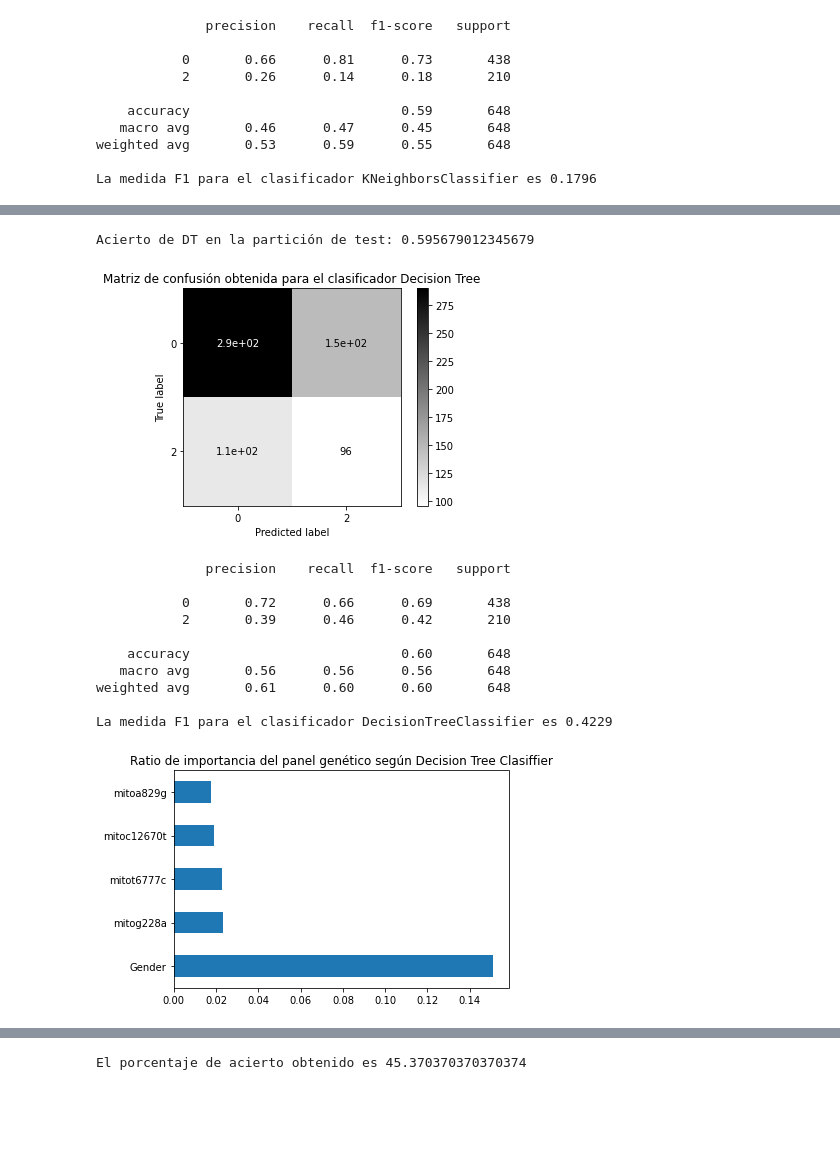
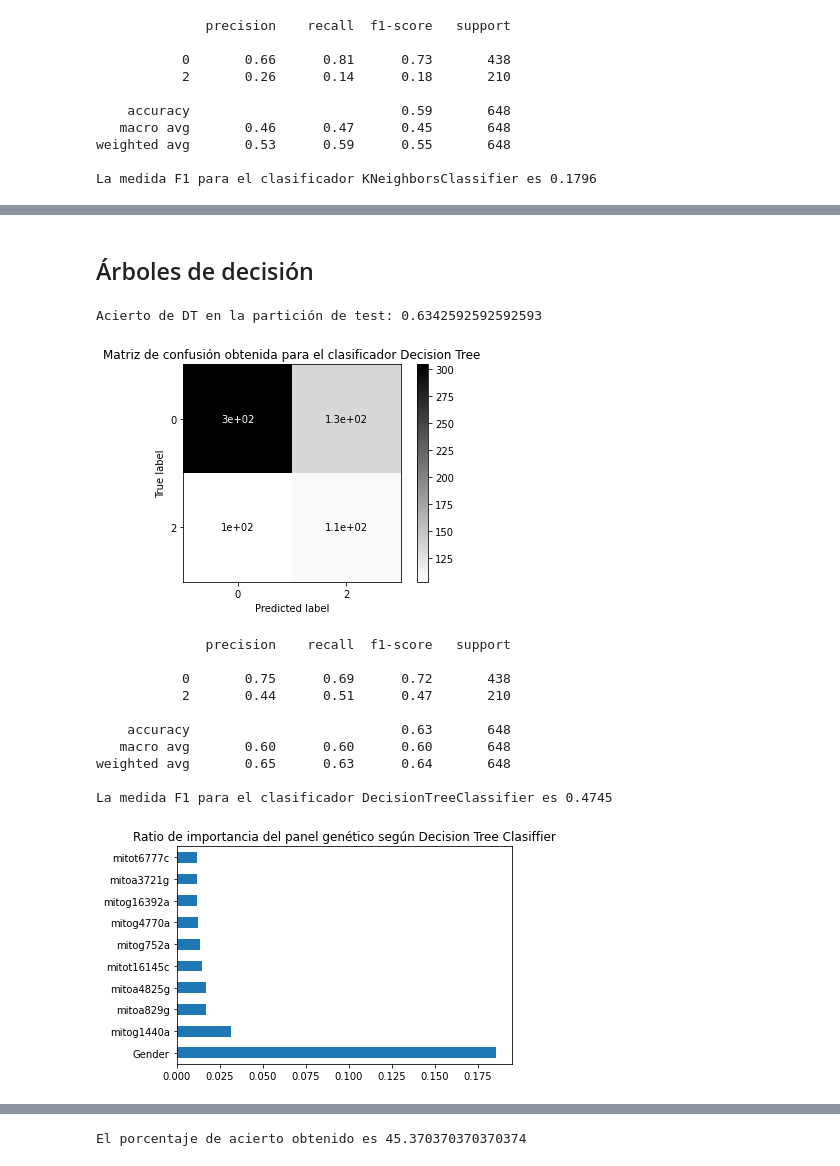
Before and after one commit to victory06/TFG, a Jupyter notebook: Second.ipynb, the cells around one changed output, grey strips where cells are left out. Saved outputs shown, nothing was run; the diff lists cells and outputs as text; code cells hidden in the pictures; blank space fills up the shorter version.

```diff
--- a/Second.ipynb
+++ b/Second.ipynb
@@ -213,7 +228,9 @@ La medida F1 para el clasificador KNeighborsClassifier es 0.1796
 # %%
 from sklearn import linear_model
 from sklearn.preprocessing import normalize
-lrm = linear_model.LogisticRegression()
+from sklearn.metrics import accuracy_score
+from sklearn import metrics
+lrm = linear_model.SGDClassifier(loss="log",class_weight='balanced', random_state=42)
 
 lrm.fit(x_train, y_train)
 print("Coef. independiente:",lrm.intercept_)
@@ -223,7 +240,7 @@ print()
 importancia = np.abs(lrm.coef_[0]) #transformamos a una lista uni-dimensional
 importancia_norm = normalize(importancia[:,np.newaxis], axis=0).ravel()
 #Se representan las 5 más importantes según valor absoluto
-(pd.Series(importancia, index=x_train.columns).nlargest(5).plot(kind='barh'))
+(pd.Series(importancia, index=x_train.columns).nlargest(10).plot(kind='barh'))
 plt.title("Ratio de importancia del panel genético según Logistic Regressor")
 plt.show()
 print()
@@ -282,7 +299,9 @@ La medida F1 para el clasificador LogisticRegression es 0.2575
+# %% [markdown]
+## Árboles de decisión
 # %%
 from sklearn import tree
 
-dt = tree.DecisionTreeClassifier()
+dt = tree.DecisionTreeClassifier(class_weight="balanced")
 dt.fit(x_train, y_train)
 
 y_pred = dt.predict(x_test)
@@ -290,7 +309,7 @@ y_pred = dt.predict(x_test)
 acc_score = accuracy_score(y_test, y_pred)
 print("Acierto de DT en la partición de test:", acc_score)
 # %% [output]
-Acierto de DT en la partición de test: 0.595679012345679
+Acierto de DT en la partición de test: 0.6342592592592593
 # %%
 metrics.plot_confusion_matrix(dt, x_test, y_test,cmap='binary')
 plt.title("Matriz de confusión obtenida para el clasificador Decision Tree")
@@ -301,23 +320,23 @@ print(metrics.classification_report(y_test,y_pred))
 f1 = metrics.f1_score(y_test,y_pred,pos_label=2)
 print("La medida F1 para el clasificador %s es %.4f"%(dt.__class__.__name__,f1))
 # %% [output]
-[figure, old version]
+[figure, new version]
               precision    recall  f1-score   support
 
-           0       0.72      0.66      0.69       438
-           2       0.39      0.46      0.42       210
+           0       0.75      0.69      0.72       438
+           2       0.44      0.51      0.47       210
 
-    accuracy                           0.60       648
-   macro avg       0.56      0.56      0.56       648
-weighted avg       0.61      0.60      0.60       648
+    accuracy                           0.63       648
+   macro avg       0.60      0.60      0.60       648
+weighted avg       0.65      0.63      0.64       648
 
-La medida F1 para el clasificador DecisionTreeClassifier es 0.4229
+La medida F1 para el clasificador DecisionTreeClassifier es 0.4745
 # %%
 #En primer lugar, se capturan los valores del ranking de importancia
 importancia = dt.feature_importances_
 #Se representan las 5 más importantes
-(pd.Series(importancia, index=x_train.columns).nlargest(5).plot(kind='barh'))
+(pd.Series(importancia, index=x_train.columns).nlargest(10).plot(kind='barh'))
 plt.title("Ratio de importancia del panel genético según Decision Tree Clasiffier")
 plt.show()
 # %% [output]
-[figure, old version]
+[figure, new version]
```
Also changed, not shown: parts of 73 cells of this notebook.
